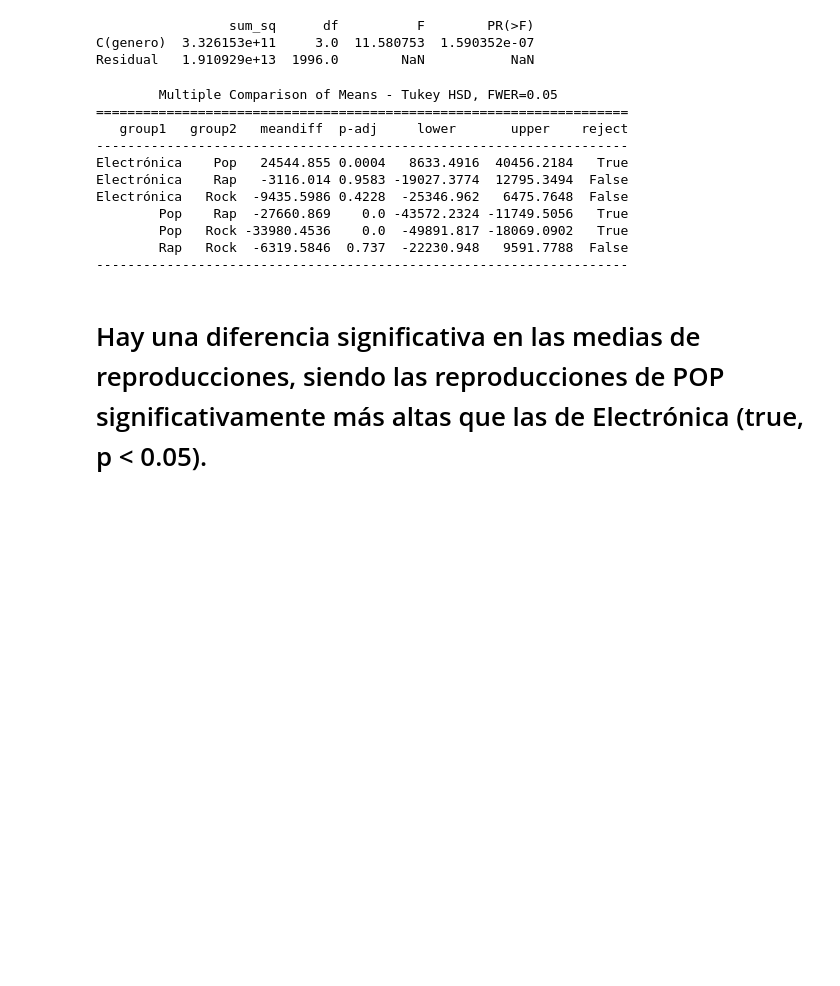
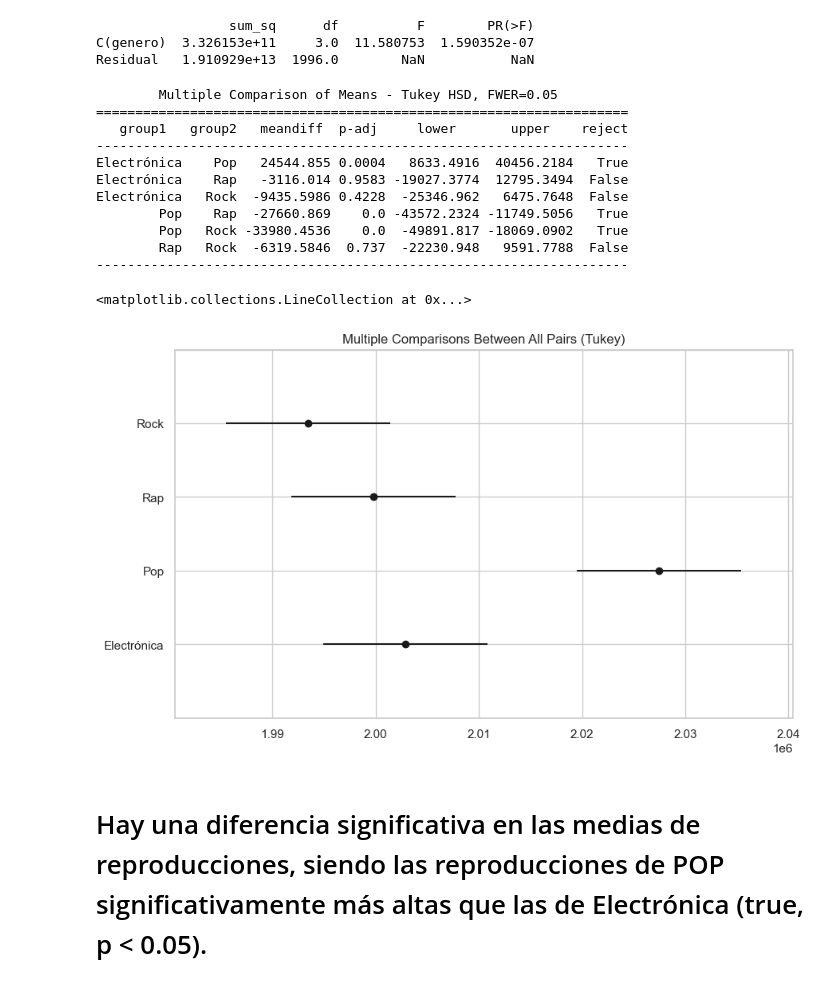
Before and after one commit to hugofmr/estadistica_edem, a Jupyter notebook: trabajo/andres.ipynb, the cells around one changed output. Drawn from its saved outputs; the diff is of its cells as text; code cells hidden in the pictures; blank space fills up the shorter version.

```diff
--- a/trabajo/andres.ipynb
+++ b/trabajo/andres.ipynb
@@ -370,20 +370,25 @@ Residual   1.910929e+13  1996.0        NaN           NaN
 # %%
 from statsmodels.stats.multicomp import pairwise_tukeyhsd
 
-tukey_result = pairwise_tukeyhsd(endog=df2['reproducciones'], groups=df2['genero'], alpha=0.05)
+tukey= pairwise_tukeyhsd(endog=df2['reproducciones'], groups=df2['genero'], alpha=0.05)
 
-print(tukey_result)
+print(tukey)
+
+tukey.plot_simultaneous()    # Plot group confidence intervals
+plt.vlines(x=49.57,ymin=-0.5,ymax=4.5, color="red")
 # %% [output]
         Multiple Comparison of Means - Tukey HSD, FWER=0.05
 ====================================================================
    group1   group2   meandiff  p-adj     lower       upper    reject
 --------------------------------------------------------------------
 Electrónica    Pop   24544.855 0.0004   8633.4916  40456.2184   True
 Electrónica    Rap   -3116.014 0.9583 -19027.3774  12795.3494  False
 Electrónica   Rock  -9435.5986 0.4228  -25346.962   6475.7648  False
         Pop    Rap  -27660.869    0.0 -43572.2324 -11749.5056   True
         Pop   Rock -33980.4536    0.0  -49891.817 -18069.0902   True
         Rap   Rock  -6319.5846  0.737  -22230.948   9591.7788  False
 --------------------------------------------------------------------
+<matplotlib.collections.LineCollection at 0x...>
+[figure, added]
 # %% [markdown]
 # Hay una diferencia significativa en las medias de reproducciones, siendo las reproducciones de POP significativamente más altas que las de Electrónica (true, p < 0.05).
```
